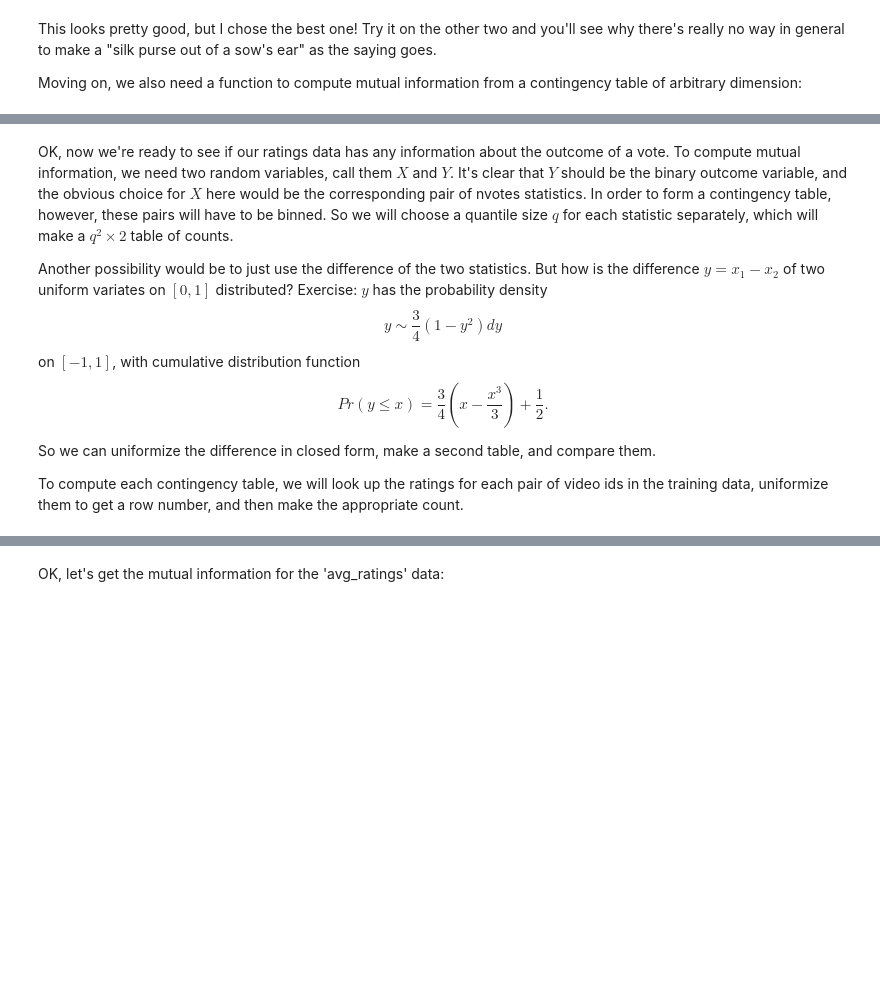
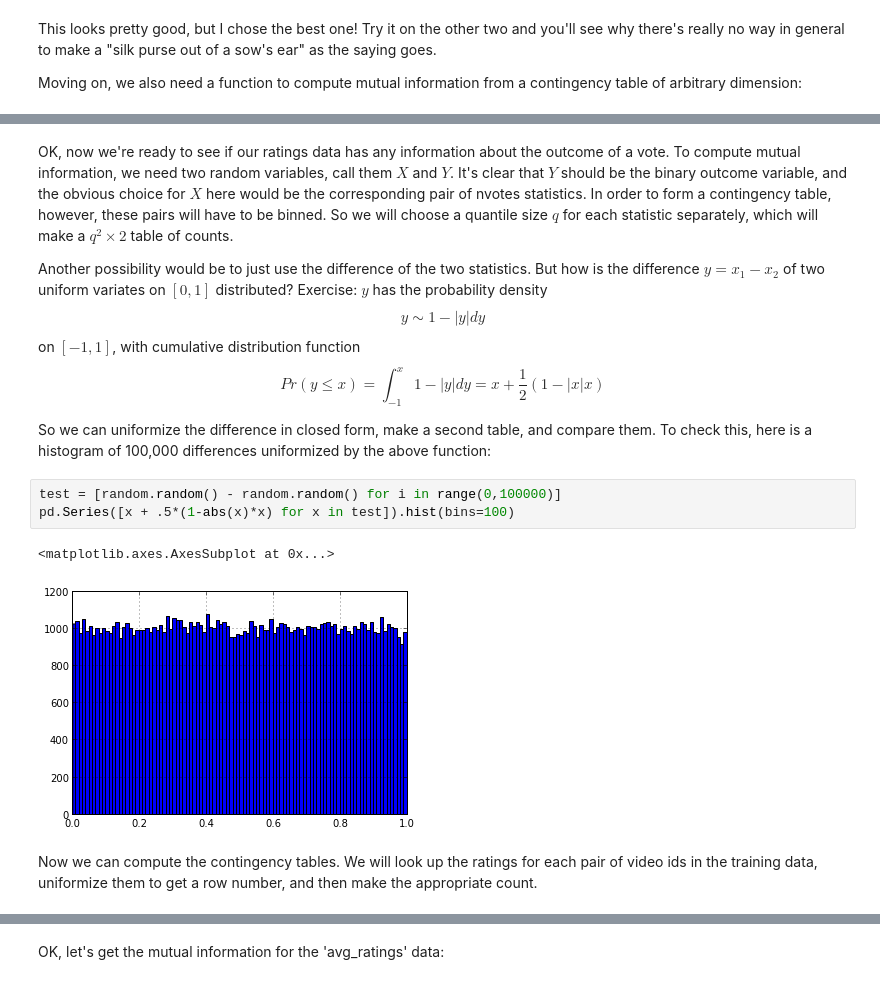
Before and after one commit to dmgoldschmidt/code, a Jupyter notebook: Course_Notes_scratch.ipynb, the cells around one changed output, grey strips where cells are left out. Saved outputs shown, nothing was run; the diff lists cells and outputs as text; blank space fills up the shorter version.

```diff
--- a/Course_Notes_scratch.ipynb
+++ b/Course_Notes_scratch.ipynb
@@ -803,16 +803,22 @@ OK, now we're ready to see if our ratings data has any information about the out
 
 Another possibility would be to just use the difference of the two statistics.  But how is the difference $y = x_1-x_2$ of two uniform variates on $[0,1]$ distributed?  Exercise: $y$ has the probability density
 $$
-y \sim \frac{3}{4}(1-y^2)dy
+y \sim 1-|y| dy
 $$
 on $[-1,1]$, with cumulative distribution function
 $$
-Pr(y \le x) = \frac{3}{4}(x - \frac{x^3}{3}) + \frac{1}{2}.
+Pr(y \le x) = \int_{-1}^x 1-|y| dy = x + \frac{1}{2}(1 - |x|x)
 $$
 
-So we can uniformize the difference in closed form, make a second table, and compare them.
-
-To compute each contingency table, we will look up the ratings for each pair of video ids in the training data, uniformize them to get a row number, and then make the appropriate count.
+So we can uniformize the difference in closed form, make a second table, and compare them. To check this, here is a histogram of 100,000 differences uniformized by the above function:
+# %%
+test = [random.random() - random.random() for i in range(0,100000)]
+pd.Series([x + .5*(1-abs(x)*x) for x in test]).hist(bins=100)
+# %% [output]
+<matplotlib.axes.AxesSubplot at 0x...>
+[figure, added]
+# %% [markdown]
+Now we can compute the contingency tables. We will look up the ratings for each pair of video ids in the training data, uniformize them to get a row number, and then make the appropriate count.
 # %%
 def get_contingency_tables(column,qtiles,q):
     ct0 = np.ones([q*q,2]) # q^2 rows for the pairs
```
Also changed, not shown: parts of 15 cells of this notebook.
